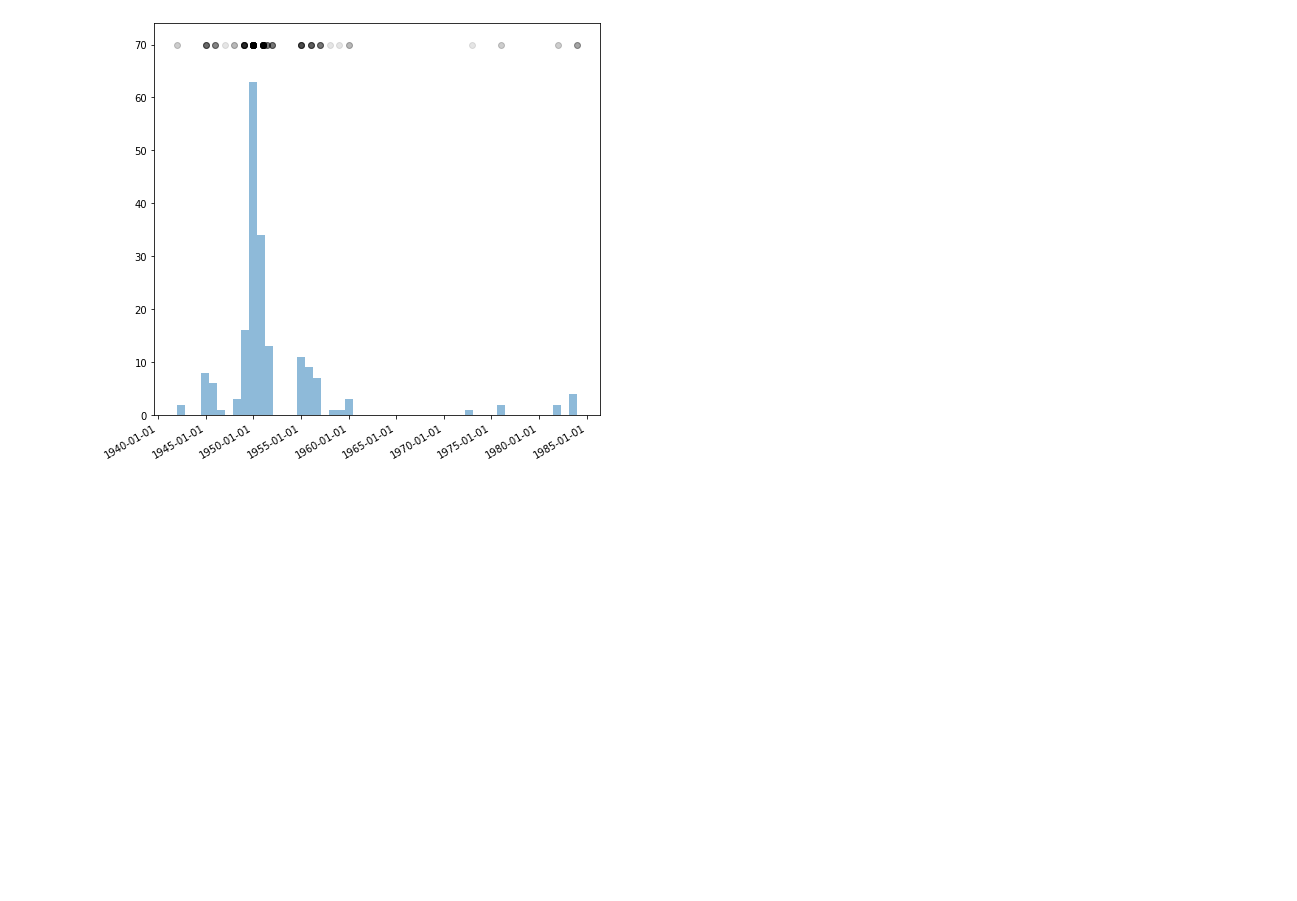
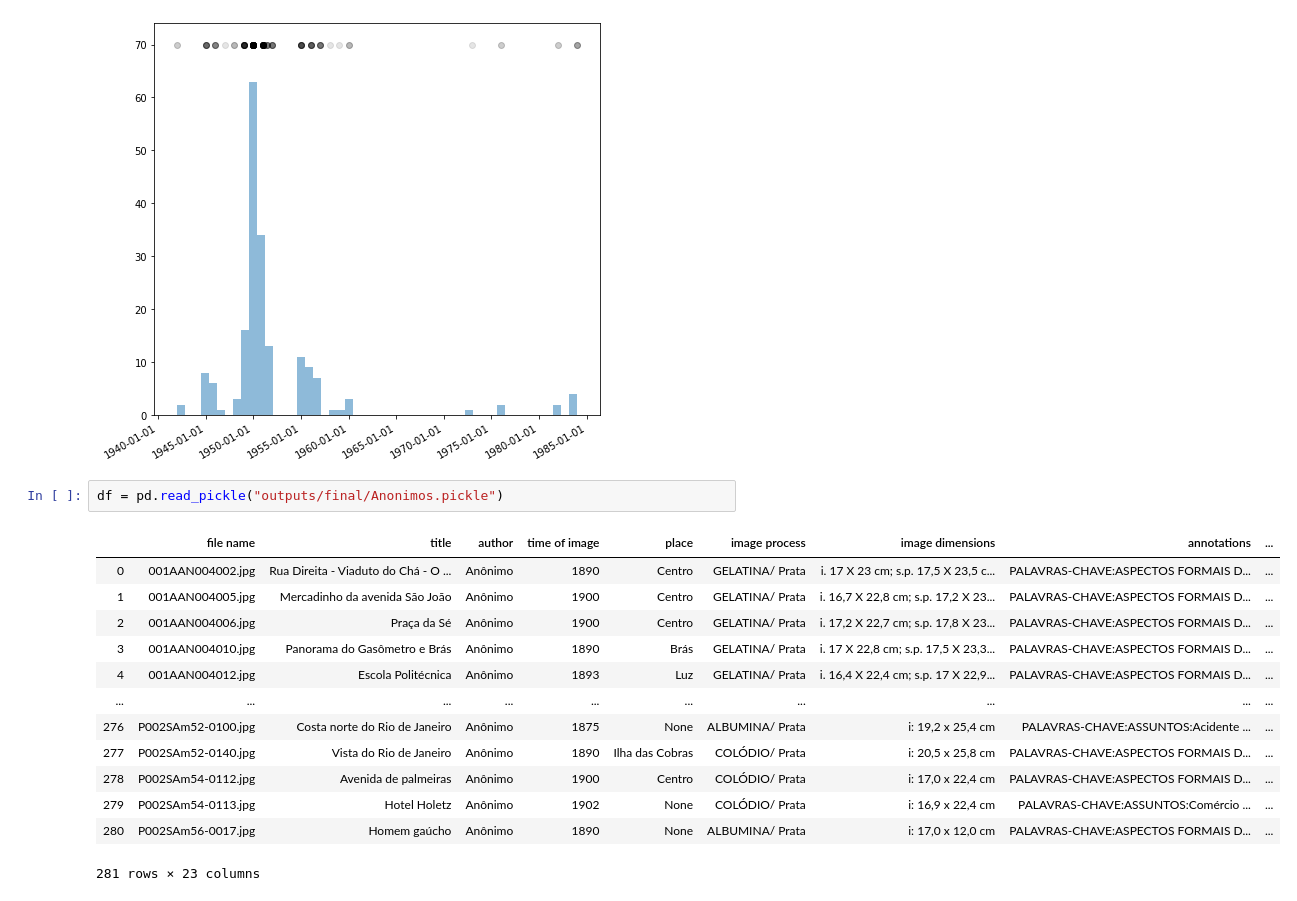
Before and after one commit to dccsillag/ims-viewer, a Jupyter notebook: DatasetPreprocessing.ipynb, the cells around one changed output. Cells and saved outputs as stored; diff of their text form; blank space fills up the shorter version.

```diff
--- a/DatasetPreprocessing.ipynb
+++ b/DatasetPreprocessing.ipynb
@@ -216,3 +216,19 @@ fig.autofmt_xdate()
 plt.show()
 # %% [output]
 [figure]
+# %%
+df = pd.read_pickle("outputs/final/Anonimos.pickle")
+# %% [output]
+|  | file name | title | author | time of image | place | image process | image dimensions | annotations | ... |
+| 0 | 001AAN004002.jpg | Rua Direita - Viaduto do Chá - O ... | Anônimo | 1890 | Centro | GELATINA/ Prata | i. 17 X 23 cm; s.p. 17,5 X 23,5 c... | PALAVRAS-CHAVE:ASPECTOS FORMAIS D... | ... |
+| 1 | 001AAN004005.jpg | Mercadinho da avenida São João | Anônimo | 1900 | Centro | GELATINA/ Prata | i. 16,7 X 22,8 cm; s.p. 17,2 X 23... | PALAVRAS-CHAVE:ASPECTOS FORMAIS D... | ... |
+| 2 | 001AAN004006.jpg | Praça da Sé | Anônimo | 1900 | Centro | GELATINA/ Prata | i. 17,2 X 22,7 cm; s.p. 17,8 X 23... | PALAVRAS-CHAVE:ASPECTOS FORMAIS D... | ... |
+| 3 | 001AAN004010.jpg | Panorama do Gasômetro e Brás | Anônimo | 1890 | Brás | GELATINA/ Prata | i. 17 X 22,8 cm; s.p. 17,5 X 23,3... | PALAVRAS-CHAVE:ASPECTOS FORMAIS D... | ... |
+| 4 | 001AAN004012.jpg | Escola Politécnica | Anônimo | 1893 | Luz | GELATINA/ Prata | i. 16,4 X 22,4 cm; s.p. 17 X 22,9... | PALAVRAS-CHAVE:ASPECTOS FORMAIS D... | ... |
+| ... | ... | ... | ... | ... | ... | ... | ... | ... | ... |
+| 276 | P002SAm52-0100.jpg | Costa norte do Rio de Janeiro | Anônimo | 1875 | None | ALBUMINA/ Prata | i: 19,2 x 25,4 cm | PALAVRAS-CHAVE:ASSUNTOS:Acidente ... | ... |
+| 277 | P002SAm52-0140.jpg | Vista do Rio de Janeiro | Anônimo | 1890 | Ilha das Cobras | COLÓDIO/ Prata | i: 20,5 x 25,8 cm | PALAVRAS-CHAVE:ASPECTOS FORMAIS D... | ... |
+| 278 | P002SAm54-0112.jpg | Avenida de palmeiras | Anônimo | 1900 | Centro | COLÓDIO/ Prata | i: 17,0 x 22,4 cm | PALAVRAS-CHAVE:ASPECTOS FORMAIS D... | ... |
+| 279 | P002SAm54-0113.jpg | Hotel Holetz | Anônimo | 1902 | None | COLÓDIO/ Prata | i: 16,9 x 22,4 cm | PALAVRAS-CHAVE:ASSUNTOS:Comércio ... | ... |
+| 280 | P002SAm56-0017.jpg | Homem gaúcho | Anônimo | 1890 | None | ALBUMINA/ Prata | i: 17,0 x 12,0 cm | PALAVRAS-CHAVE:ASPECTOS FORMAIS D... | ... |
+281 rows × 23 columns
```
Also changed, not shown: parts of 1 cell of this notebook, 8 other files.
